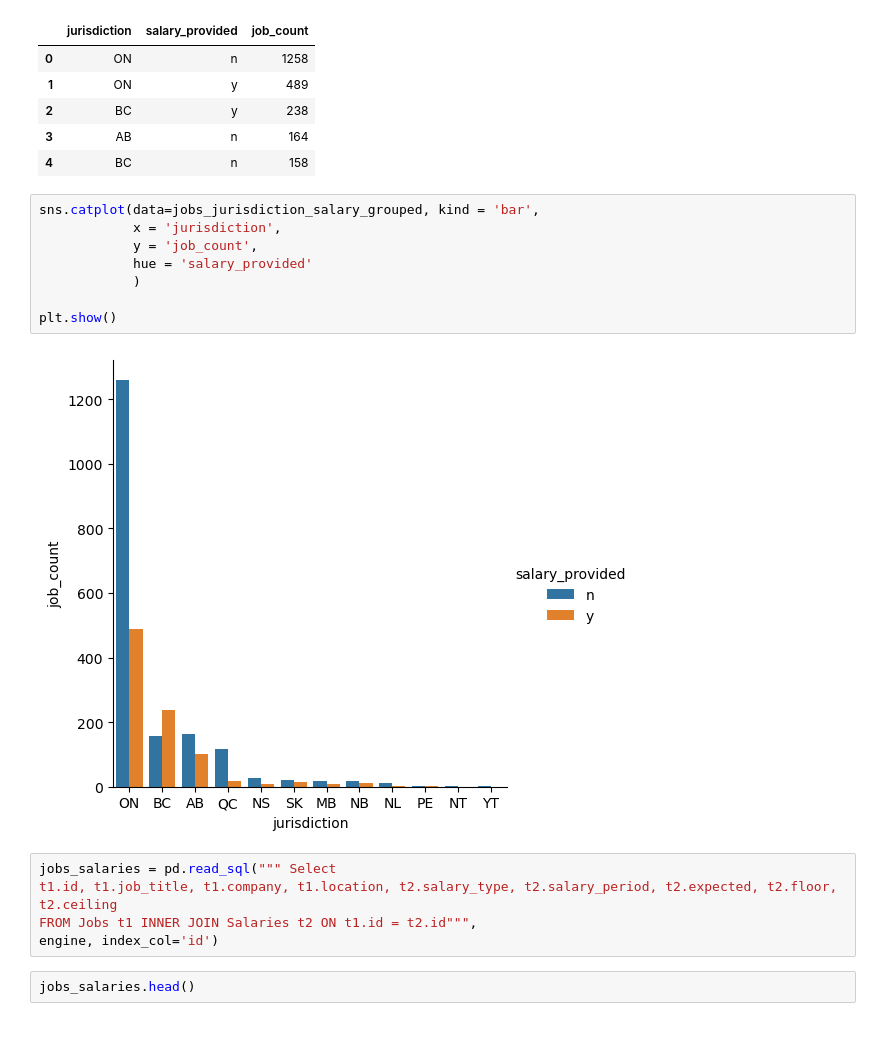
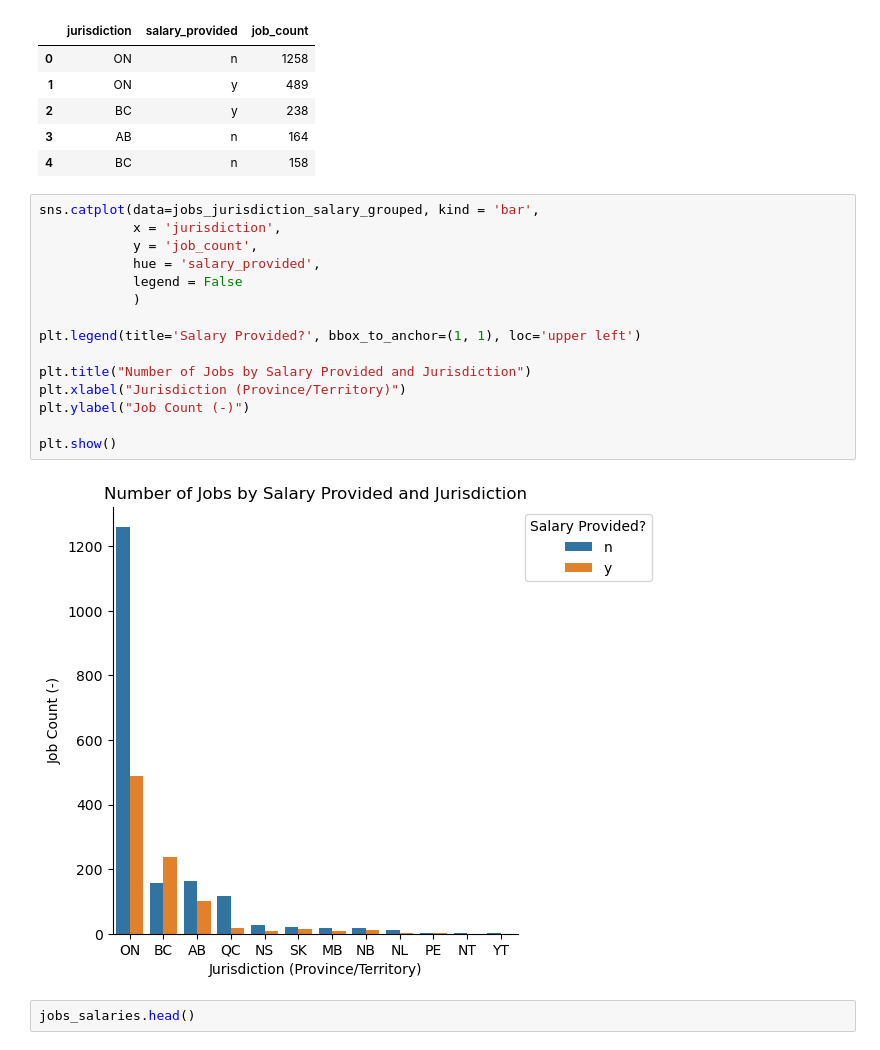
Before and after one commit to pkrishen/Data-Job-Analysis, a Jupyter notebook: Job_Data_Analysis.ipynb, the cells around one changed output. Saved outputs shown, nothing was run; the diff lists cells and outputs as text.

```diff
--- a/Job_Data_Analysis.ipynb
+++ b/Job_Data_Analysis.ipynb
@@ -197,18 +203,20 @@ jobs_jurisdiction_salary_grouped.head()
 # %%
 sns.catplot(data=jobs_jurisdiction_salary_grouped, kind = 'bar',
             x = 'jurisdiction',
             y = 'job_count',
-            hue = 'salary_provided'
+            hue = 'salary_provided',
+            legend = False
             )
 
+plt.legend(title='Salary Provided?', bbox_to_anchor=(1, 1), loc='upper left')
+
+plt.title("Number of Jobs by Salary Provided and Jurisdiction")
+plt.xlabel("Jurisdiction (Province/Territory)")
+plt.ylabel("Job Count (-)")
+
 plt.show()
 # %% [output]
-[figure, old version]
+[figure, new version]
-# %%
-jobs_salaries = pd.read_sql(""" Select
-t1.id, t1.job_title, t1.company, t1.location, t2.salary_type, t2.salary_period, t2.expected, t2.floor, t2.ceiling
-FROM Jobs t1 INNER JOIN Salaries t2 ON t1.id = t2.id""",
-engine, index_col='id')
 # %%
 jobs_salaries.head()
 # %% [output]
```
Also changed, not shown: parts of 16 cells of this notebook.
